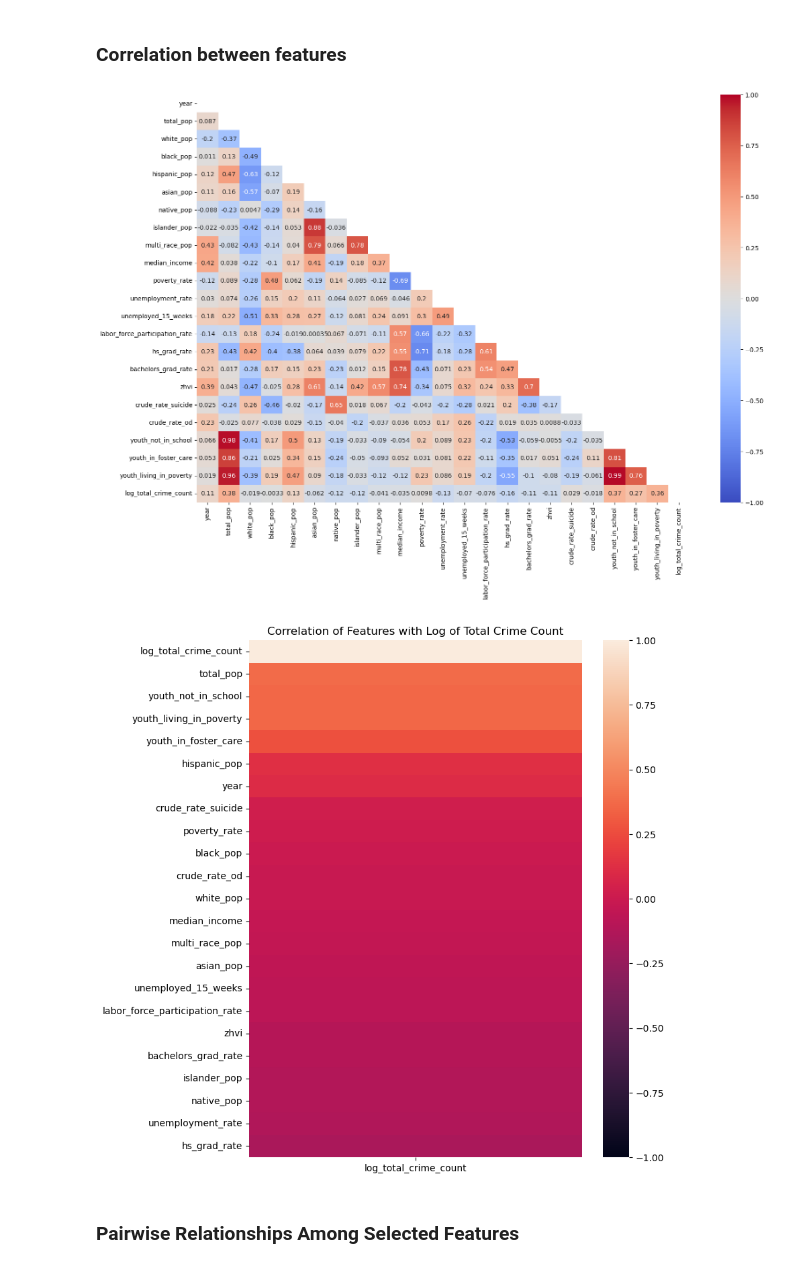
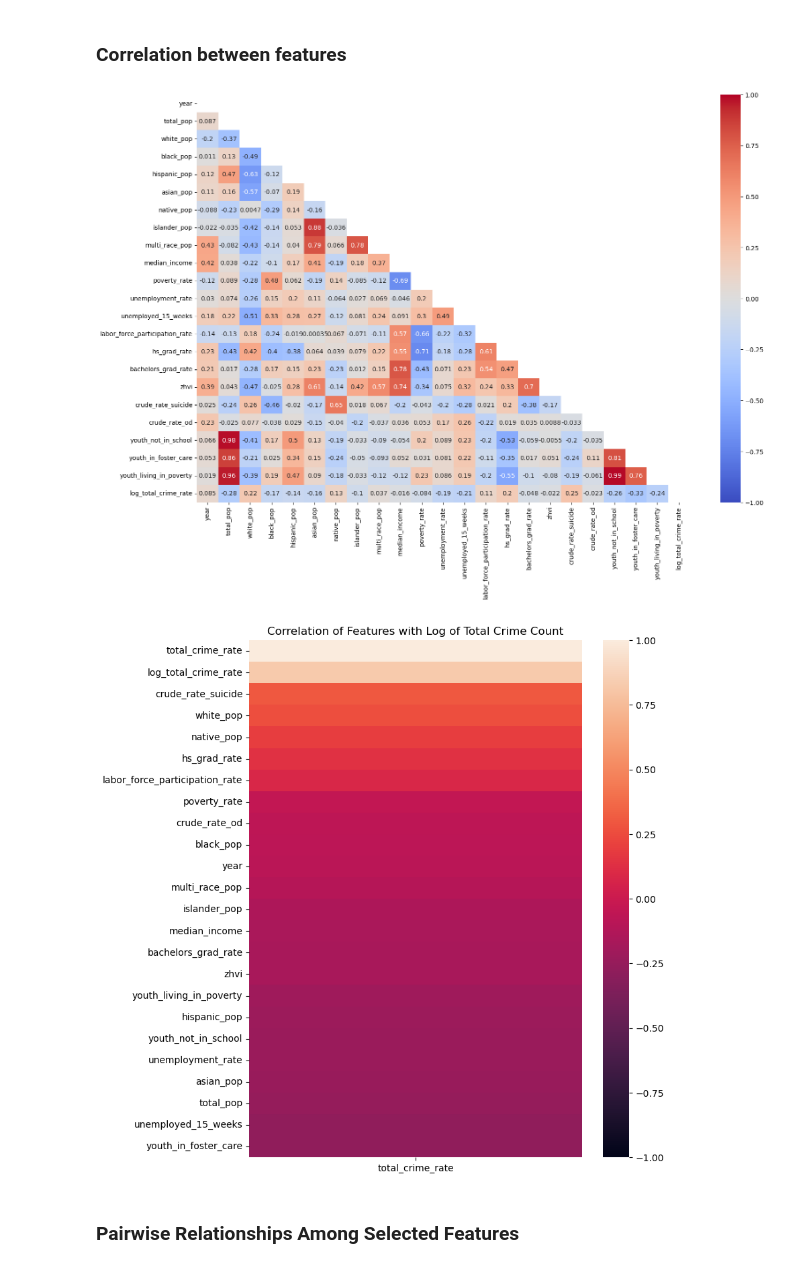
Before and after one commit to lpm24/youth_crime_group_project, a Jupyter notebook: code/01_EDA_and_Data_Cleaning.ipynb, the cells around one changed output. Drawn from its saved outputs; the diff is of its cells as text; code cells hidden in the pictures.

```diff
--- a/code/01_EDA_and_Data_Cleaning.ipynb
+++ b/code/01_EDA_and_Data_Cleaning.ipynb
@@ -488,11 +510,0 @@ The distribution plot for total_crime_count shows the frequency of crime counts,
-# %%
-# Log transformation to address right-skewness in 'total_crime_count'
-# apply log transformation (adding a small constant to avoid log(0))
-combined['log_total_crime_count'] = np.log1p(combined['total_crime_count'])
-
-# distribution of log-transformed 'total_crime_count'
-plt.figure(figsize=(10, 6))
-sns.histplot(combined['log_total_crime_count'], kde=True, bins=30)
-plt.title('Log-Transformed Distribution of Total Crime Count')
-plt.xlabel('Log of Total Crime Count')
-plt.ylabel('Frequency');
@@ -502,0 +511,10 @@ The log-transformed distribution of total_crime_count is more normalized, reduci
+# %%
+combined['log_total_crime_rate'] = np.log1p(combined['total_crime_rate'])
+combined['log_total_crime_rate']
+
+# Plotting the distribution of the log-transformed total crime rate
+plt.figure(figsize=(10, 6))
+plt.hist(combined['log_total_crime_rate'], bins=30, color='skyblue', edgecolor='black')
+plt.title('Distribution of Log-transformed Total Crime Rate')
+plt.xlabel('Log-transformed Total Crime Rate')
+plt.ylabel('Frequency')
@@ -506,8 +527,13 @@ The log-transformed distribution of total_crime_count is more normalized, reduci
 
 # crime related features
 crime_related_features = [
-    'crimes_against_society', 'fraud_and_other_financial_crimes',
-    'property_crime', 'violent_crime', 'total_crime_count'
+    'count:__crimes_against_society',
+                           'count:__fraud_and_other_financial_crimes',
+                           'count:__property_crime',
+                           'count:__violent_crime', 'total_crime_count','rate:__crimes_against_society',
+                           'rate:__fraud_and_other_financial_crimes',
+                           'rate:__property_crime',
+                           'rate:__violent_crime','total_crime_count','total_crime_rate'
 ]
 combined_filtered = combined.drop(columns=crime_related_features)
 
@@ -518,17 +544,26 @@ mask = np.zeros_like(corr)
 mask[np.triu_indices_from(mask)] = True
 sns.heatmap(corr,annot= True,vmax=1,vmin=-1,cmap='coolwarm',mask=mask);
 # %% [output]
-[figure, old version]
+[figure, new version]
 # %%
-
+crime_related_features = [
+    'count:__crimes_against_society',
+                           'count:__fraud_and_other_financial_crimes',
+                           'count:__property_crime',
+                           'count:__violent_crime', 'total_crime_count','rate:__crimes_against_society',
+                           'rate:__fraud_and_other_financial_crimes',
+                           'rate:__property_crime',
+                           'rate:__violent_crime','total_crime_count'
+]
+combined_filtered = combined.drop(columns=crime_related_features)
 ##calculating correlation with the log of total crime count
-corr_with_crime_count = combined_filtered.corr(numeric_only=True)[['log_total_crime_count']].sort_values(by='log_total_crime_count', ascending=False)
+corr_with_crime_count = combined_filtered.corr(numeric_only=True)[['total_crime_rate']].sort_values(by='total_crime_rate', ascending=False)
 plt.figure(figsize=(8,10))
-sns.heatmap(top_corr_features,vmin=-1,vmax=1)
+sns.heatmap(corr_with_crime_count,vmin=-1,vmax=1)
 top_corr_features = corr_with_crime_count
 plt.title('Correlation of Features with Log of Total Crime Count');
 # %% [output]
-[figure, old version]
+[figure, new version]
 # %% [markdown]
 ### Pairwise Relationships Among Selected Features
 # %%
```
Also changed, not shown: parts of 33 cells of this notebook, 8 other files.
